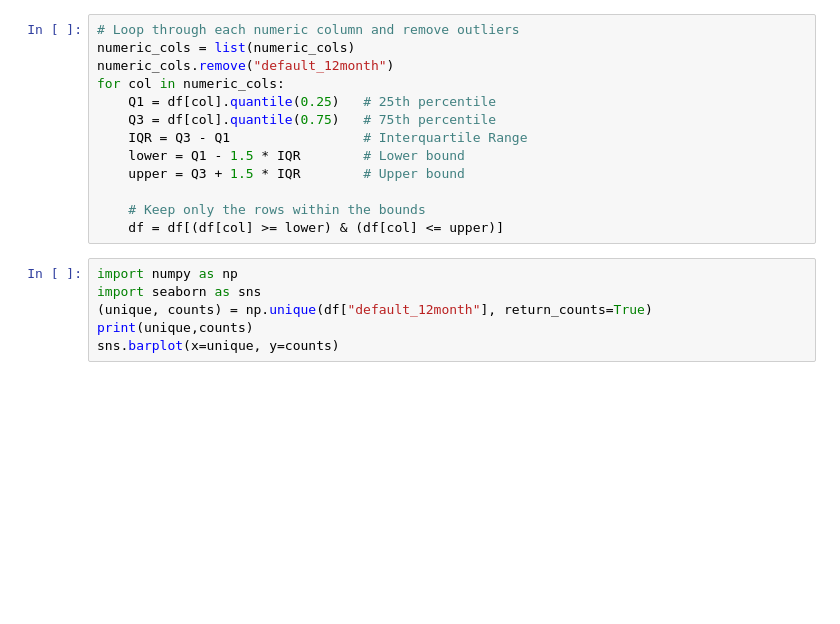
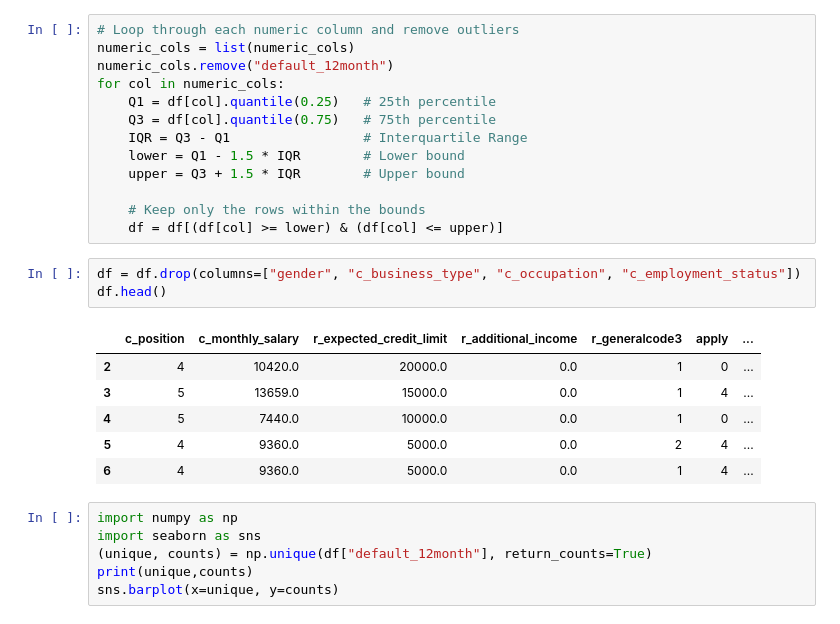
Before and after one commit to yfussy/Aihack_aikokkak, a Jupyter notebook: notebook/v2/cleaning.ipynb, the cells around one changed output. Cells and saved outputs as stored; diff of their text form; blank space fills up the shorter version.

```diff
--- a/notebook/v2/cleaning.ipynb
+++ b/notebook/v2/cleaning.ipynb
@@ -143,6 +143,16 @@ for col in numeric_cols:
 
     # Keep only the rows within the bounds
     df = df[(df[col] >= lower) & (df[col] <= upper)]
+# %%
+df = df.drop(columns=["gender", "c_business_type", "c_occupation", "c_employment_status"])
+df.head()
+# %% [output]
+|  | c_position | c_monthly_salary | r_expected_credit_limit | r_additional_income | r_generalcode3 | apply | ... |
+| 2 | 4 | 10420.0 | 20000.0 | 0.0 | 1 | 0 | ... |
+| 3 | 5 | 13659.0 | 15000.0 | 0.0 | 1 | 4 | ... |
+| 4 | 5 | 7440.0 | 10000.0 | 0.0 | 1 | 0 | ... |
+| 5 | 4 | 9360.0 | 5000.0 | 0.0 | 2 | 4 | ... |
+| 6 | 4 | 9360.0 | 5000.0 | 0.0 | 1 | 4 | ... |
 # %%
 import numpy as np
 import seaborn as sns
```
Also changed, not shown: 5 other files.
